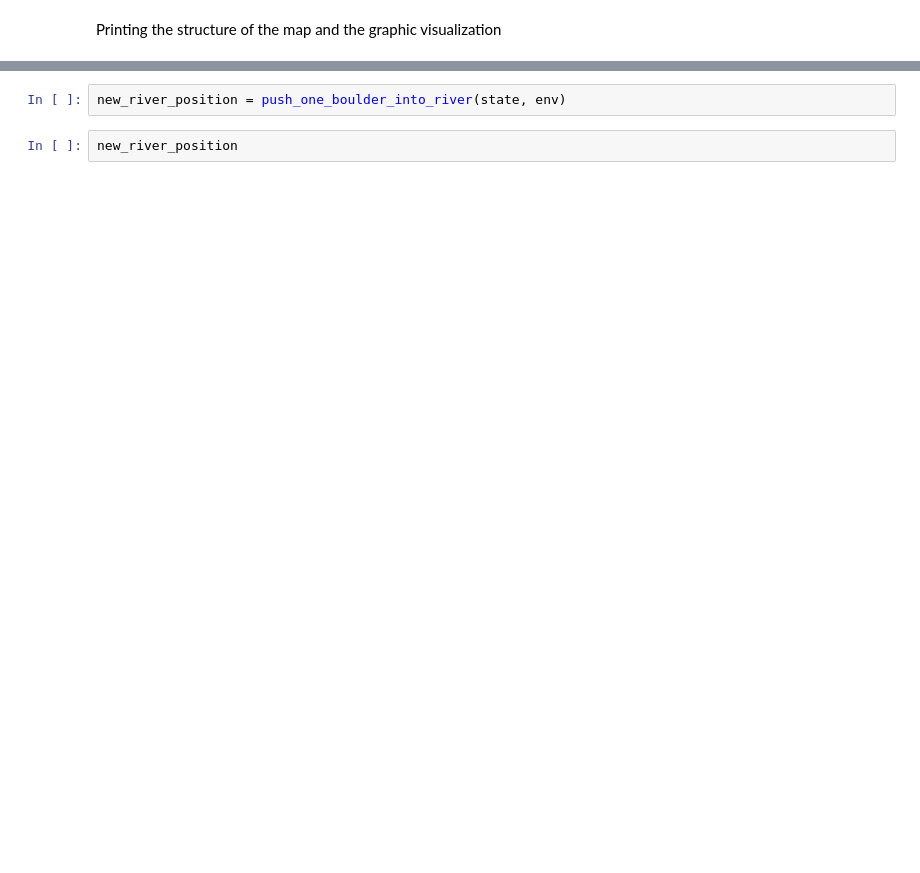
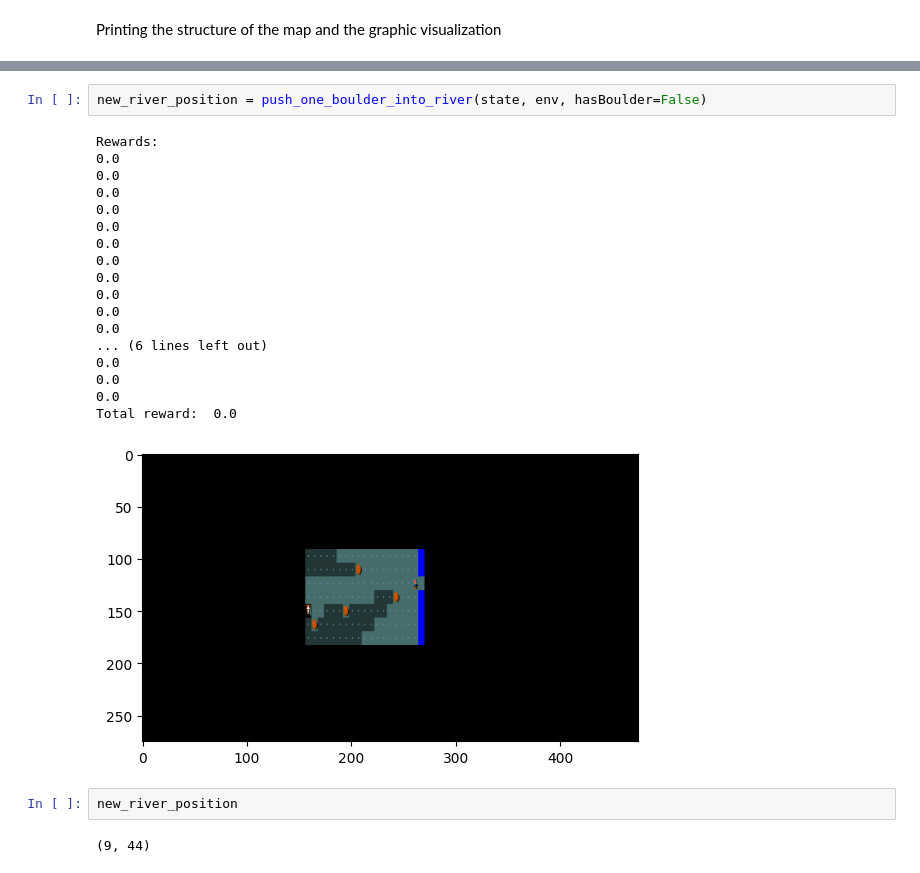
Before and after one commit to JacopoRaffi/AIF_Project, a Jupyter notebook: narrow_case_test.ipynb, the cells around one changed output, grey strips where cells are left out. Drawn from its saved outputs; the diff is of its cells as text; blank space fills up the shorter version.

```diff
--- a/narrow_case_test.ipynb
+++ b/narrow_case_test.ipynb
@@ -26,5 +49,26 @@ plt.imshow(state['pixel'][100:250, 400:750]) #Immagine ristretta con range [y][x
 # %%
-new_river_position = push_one_boulder_into_river(state, env)
+new_river_position = push_one_boulder_into_river(state, env, hasBoulder=False)
+# %% [output]
+Rewards:
+0.0
+0.0
+0.0
+0.0
+0.0
+0.0
+0.0
+0.0
+0.0
+0.0
+0.0
+... (6 lines left out)
+0.0
+0.0
+0.0
+Total reward:  0.0
+[figure, added]
 # %%
 new_river_position
+# %% [output]
+(9, 44)
 # %%
```
Also changed, not shown: parts of 4 cells of this notebook, 1 other file.
